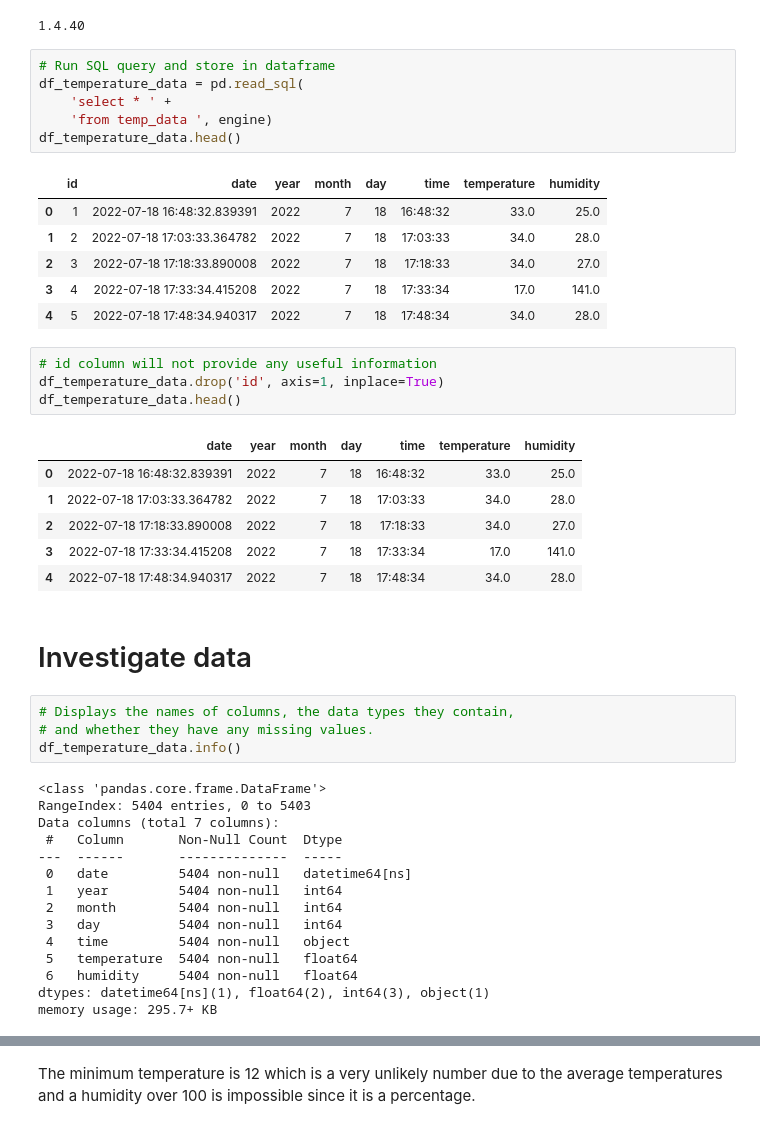
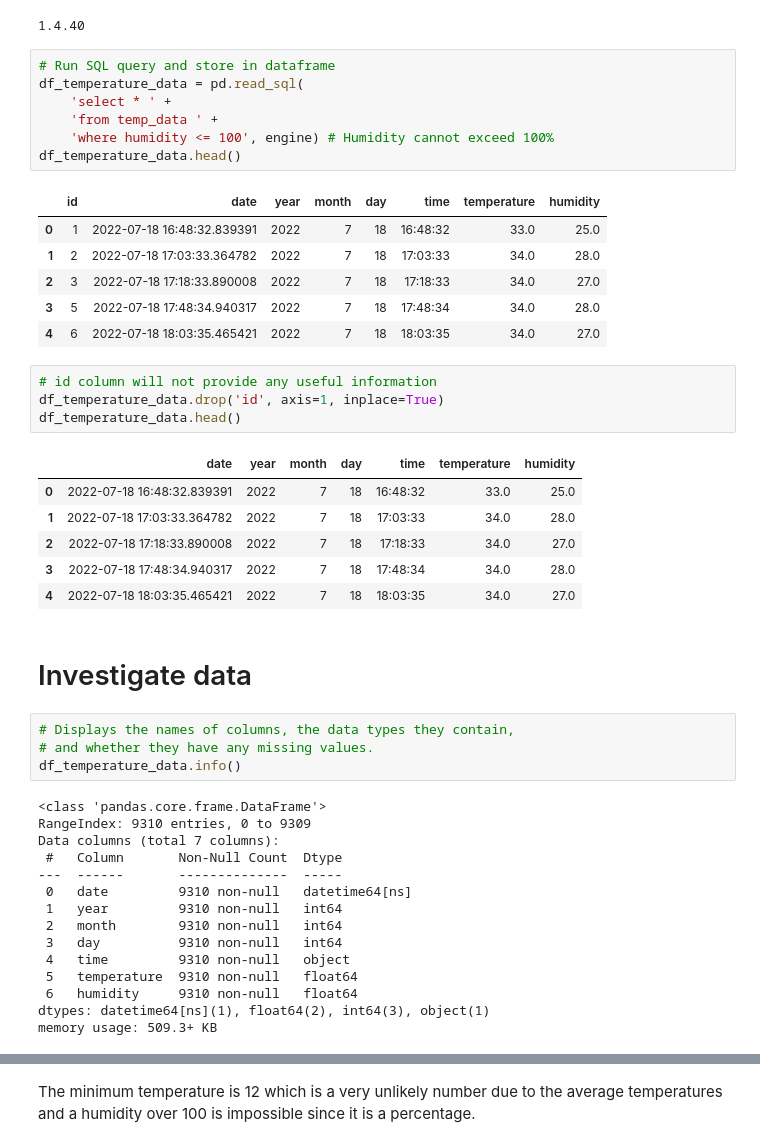
Before and after one commit to stephenjera/Kaggle-Projects, a Jupyter notebook: Temperature_Humidity_Dataset/temperature_data.ipynb, the cells around one changed output, grey strips where cells are left out. Drawn from its saved outputs; the diff is of its cells as text.

```diff
--- a/Temperature_Humidity_Dataset/temperature_data.ipynb
+++ b/Temperature_Humidity_Dataset/temperature_data.ipynb
@@ -49,16 +50,17 @@ print(sqlalchemy.__version__)
 # %%
 # Run SQL query and store in dataframe
 df_temperature_data = pd.read_sql(
     'select * ' +
-    'from temp_data ', engine)
+    'from temp_data ' +
+    'where humidity <= 100', engine) # Humidity cannot exceed 100%
 df_temperature_data.head()
 # %% [output]
 |  | id | date | year | month | day | time | temperature | humidity |
 | 0 | 1 | 2022-07-18 16:48:32.839391 | 2022 | 7 | 18 | 16:48:32 | 33.0 | 25.0 |
 | 1 | 2 | 2022-07-18 17:03:33.364782 | 2022 | 7 | 18 | 17:03:33 | 34.0 | 28.0 |
 | 2 | 3 | 2022-07-18 17:18:33.890008 | 2022 | 7 | 18 | 17:18:33 | 34.0 | 27.0 |
-| 3 | 4 | 2022-07-18 17:33:34.415208 | 2022 | 7 | 18 | 17:33:34 | 17.0 | 141.0 |
-| 4 | 5 | 2022-07-18 17:48:34.940317 | 2022 | 7 | 18 | 17:48:34 | 34.0 | 28.0 |
+| 3 | 5 | 2022-07-18 17:48:34.940317 | 2022 | 7 | 18 | 17:48:34 | 34.0 | 28.0 |
+| 4 | 6 | 2022-07-18 18:03:35.465421 | 2022 | 7 | 18 | 18:03:35 | 34.0 | 27.0 |
 # %%
 # id column will not provide any useful information
 df_temperature_data.drop('id', axis=1, inplace=True)
@@ -68,8 +70,8 @@ df_temperature_data.head()
 | 0 | 2022-07-18 16:48:32.839391 | 2022 | 7 | 18 | 16:48:32 | 33.0 | 25.0 |
 | 1 | 2022-07-18 17:03:33.364782 | 2022 | 7 | 18 | 17:03:33 | 34.0 | 28.0 |
 | 2 | 2022-07-18 17:18:33.890008 | 2022 | 7 | 18 | 17:18:33 | 34.0 | 27.0 |
-| 3 | 2022-07-18 17:33:34.415208 | 2022 | 7 | 18 | 17:33:34 | 17.0 | 141.0 |
-| 4 | 2022-07-18 17:48:34.940317 | 2022 | 7 | 18 | 17:48:34 | 34.0 | 28.0 |
+| 3 | 2022-07-18 17:48:34.940317 | 2022 | 7 | 18 | 17:48:34 | 34.0 | 28.0 |
+| 4 | 2022-07-18 18:03:35.465421 | 2022 | 7 | 18 | 18:03:35 | 34.0 | 27.0 |
 # %% [markdown]
 # Investigate data
 # %%
@@ -78,19 +80,19 @@ df_temperature_data.head()
 df_temperature_data.info()
 # %% [output]
 <class 'pandas.core.frame.DataFrame'>
-RangeIndex: 5404 entries, 0 to 5403
+RangeIndex: 9310 entries, 0 to 9309
 Data columns (total 7 columns):
  #   Column       Non-Null Count  Dtype
 ---  ------       --------------  -----
- 0   date         5404 non-null   datetime64[ns]
- 1   year         5404 non-null   int64
- 2   month        5404 non-null   int64
- 3   day          5404 non-null   int64
- 4   time         5404 non-null   object
- 5   temperature  5404 non-null   float64
- 6   humidity     5404 non-null   float64
+ 0   date         9310 non-null   datetime64[ns]
+ 1   year         9310 non-null   int64
+ 2   month        9310 non-null   int64
+ 3   day          9310 non-null   int64
+ 4   time         9310 non-null   object
+ 5   temperature  9310 non-null   float64
+ 6   humidity     9310 non-null   float64
 dtypes: datetime64[ns](1), float64(2), int64(3), object(1)
-memory usage: 295.7+ KB
+memory usage: 509.3+ KB
 # %%
 # Get the number of unique values in each of the columns
 df_temperature_data.nunique()
```
Also changed, not shown: parts of 15 cells of this notebook.
